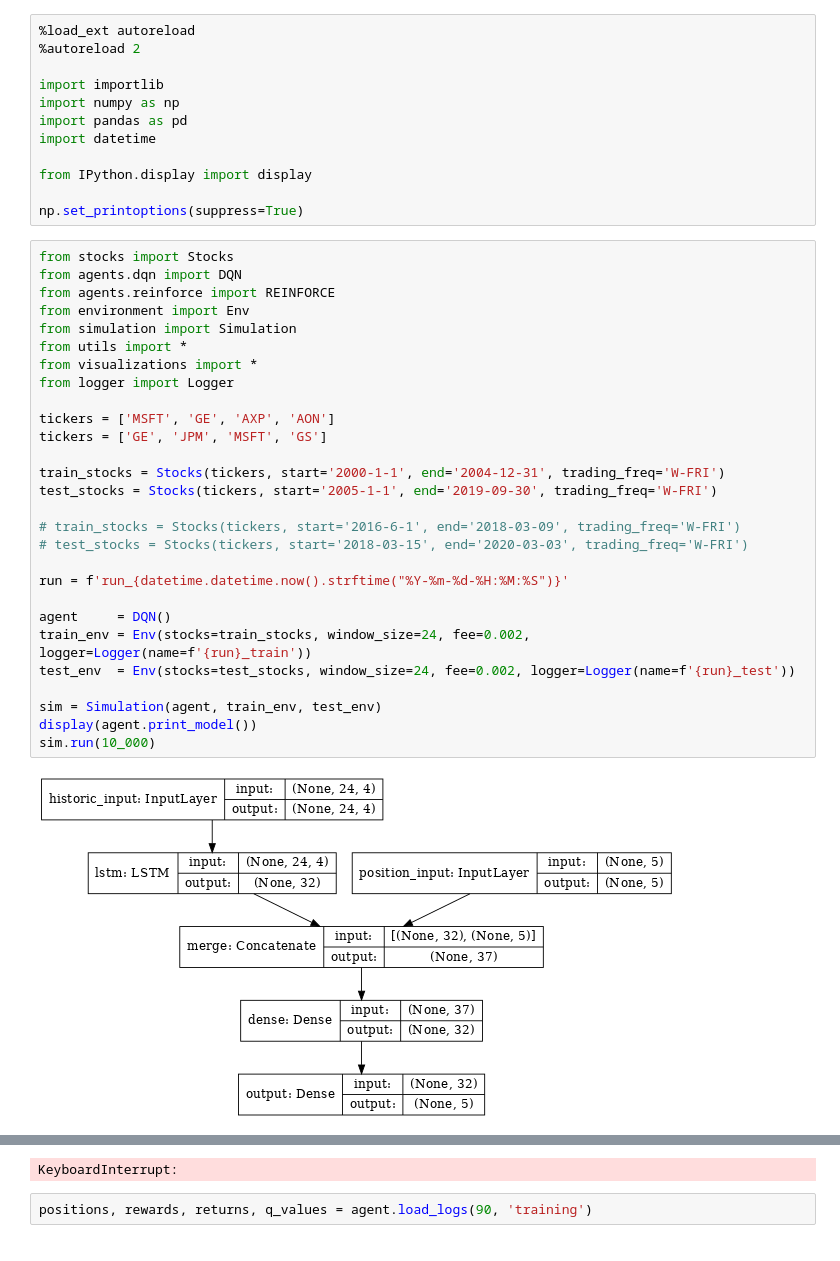
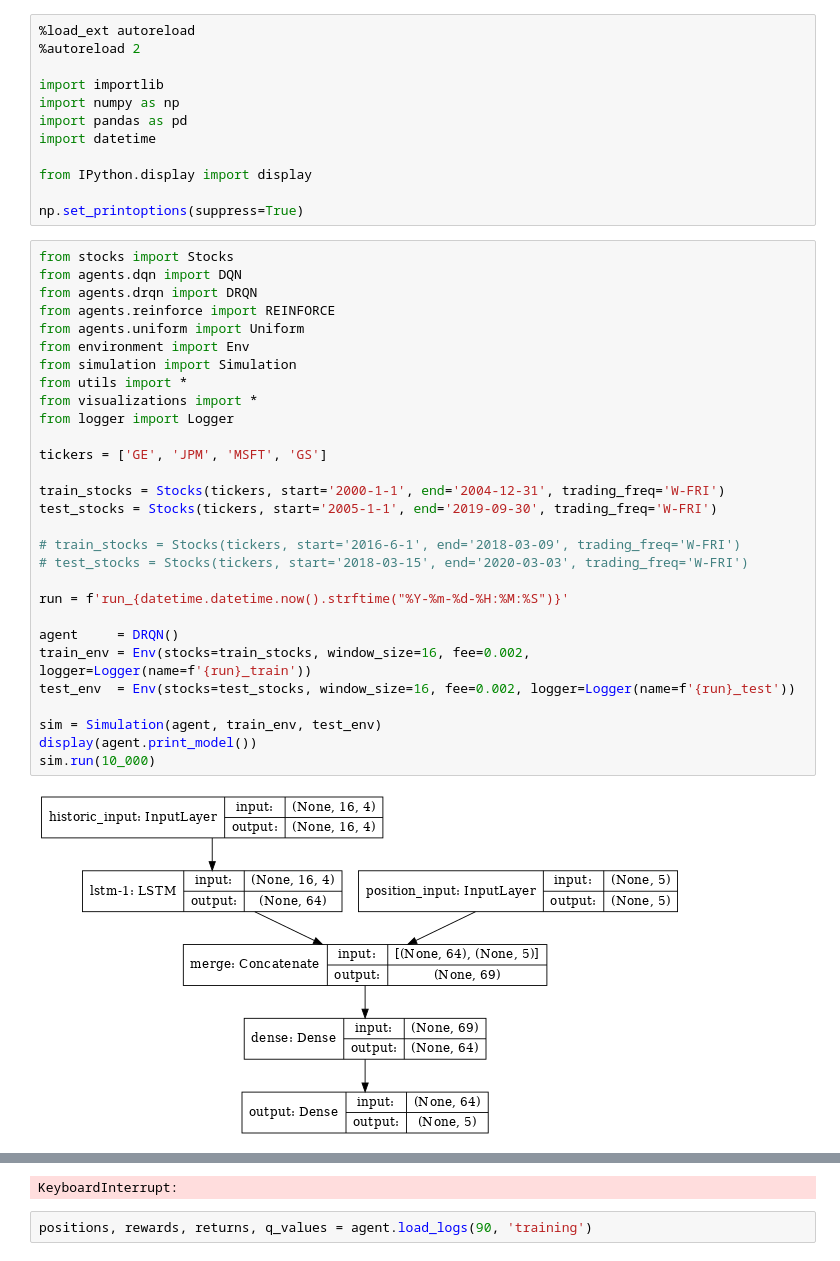
Before and after one commit to JulesHuisman/deep-learning, a Jupyter notebook: sim.ipynb, the cells around one changed output, grey strips where cells are left out. Saved outputs shown, nothing was run; the diff lists cells and outputs as text.

```diff
--- a/sim.ipynb
+++ b/sim.ipynb
@@ -13,33 +13,34 @@ np.set_printoptions(suppress=True)
 # %%
 from stocks import Stocks
 from agents.dqn import DQN
+from agents.drqn import DRQN
 from agents.reinforce import REINFORCE
+from agents.uniform import Uniform
 from environment import Env
 from simulation import Simulation
 from utils import *
 from visualizations import *
 from logger import Logger
 
-tickers = ['MSFT', 'GE', 'AXP', 'AON']
 tickers = ['GE', 'JPM', 'MSFT', 'GS']
 
 train_stocks = Stocks(tickers, start='2000-1-1', end='2004-12-31', trading_freq='W-FRI')
 test_stocks = Stocks(tickers, start='2005-1-1', end='2019-09-30', trading_freq='W-FRI')
 
 # train_stocks = Stocks(tickers, start='2016-6-1', end='2018-03-09', trading_freq='W-FRI')
 # test_stocks = Stocks(tickers, start='2018-03-15', end='2020-03-03', trading_freq='W-FRI')
 
 run = f'run_{datetime.datetime.now().strftime("%Y-%m-%d-%H:%M:%S")}'
 
-agent     = DQN()
-train_env = Env(stocks=train_stocks, window_size=24, fee=0.002, logger=Logger(name=f'{run}_train'))
-test_env  = Env(stocks=test_stocks, window_size=24, fee=0.002, logger=Logger(name=f'{run}_test'))
+agent     = DRQN()
+train_env = Env(stocks=train_stocks, window_size=16, fee=0.002, logger=Logger(name=f'{run}_train'))
+test_env  = Env(stocks=test_stocks, window_size=16, fee=0.002, logger=Logger(name=f'{run}_test'))
 
 sim = Simulation(agent, train_env, test_env)
 display(agent.print_model())
 sim.run(10_000)
 # %% [output]
-[figure, old version]
+[figure, new version]
 [interactive output not drawn]
 [interactive output not drawn]
 KeyboardInterrupt:
```
Also changed, not shown: 7 other files.
